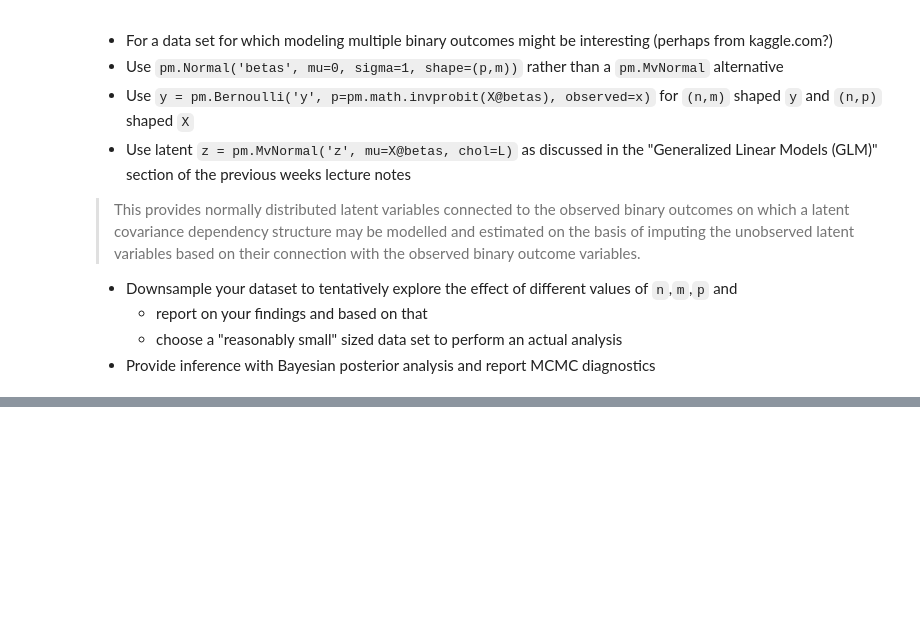
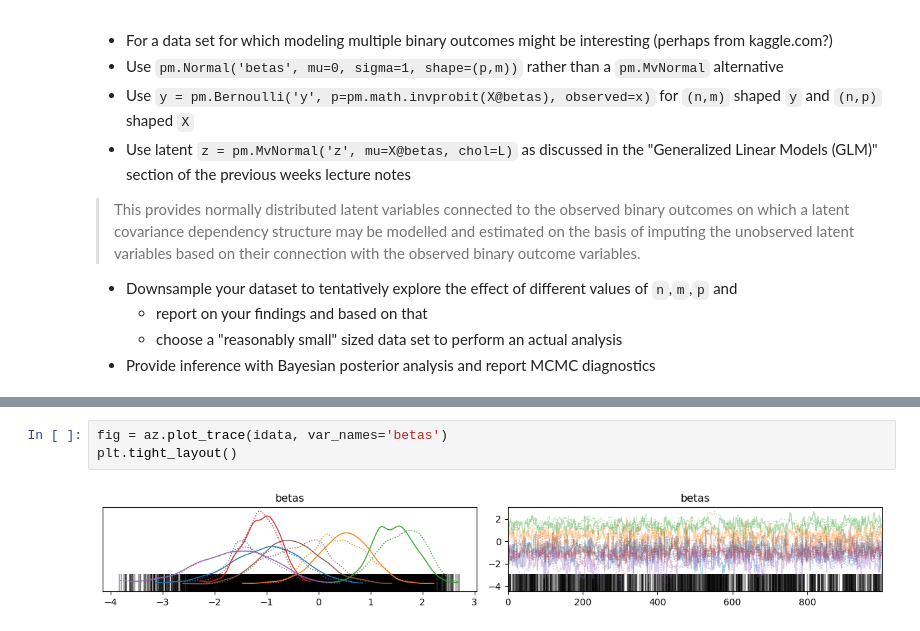
Before and after one commit to aidanmrli/STA365-Bayesian-Statistics-W25, a Jupyter notebook: Bayes_07_More_MVN_and_IW_LKJ.ipynb, the cells around one changed output, grey strips where cells are left out. Drawn from its saved outputs; the diff is of its cells as text; blank space fills up the shorter version.

```diff
--- a/Bayes_07_More_MVN_and_IW_LKJ.ipynb
+++ b/Bayes_07_More_MVN_and_IW_LKJ.ipynb
@@ -510,0 +649,5 @@ az.summary(idata, var_names=['betas', 'R_corr'])
+# %%
+fig = az.plot_trace(idata, var_names='betas')
+plt.tight_layout()
+# %% [output]
+[figure, added]
```
Also changed, not shown: parts of 22 cells of this notebook.
